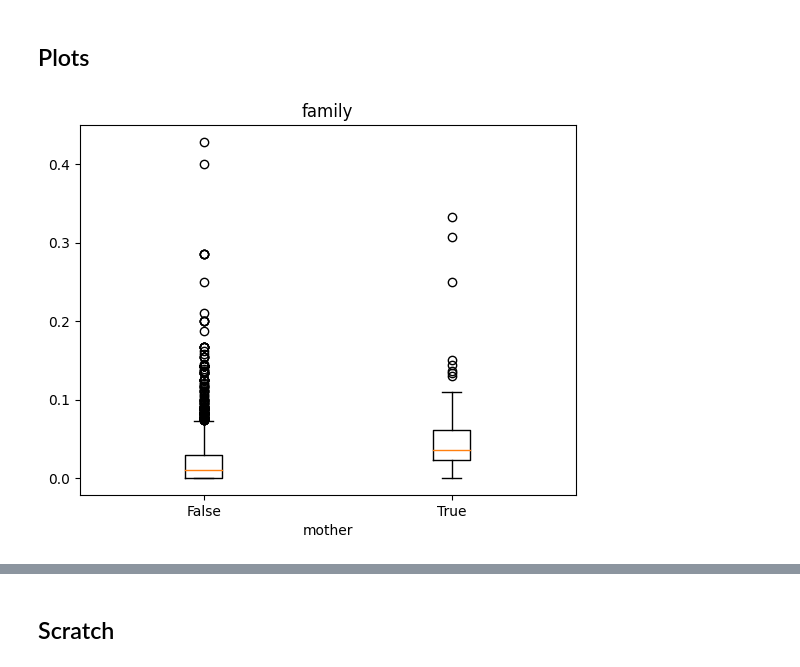
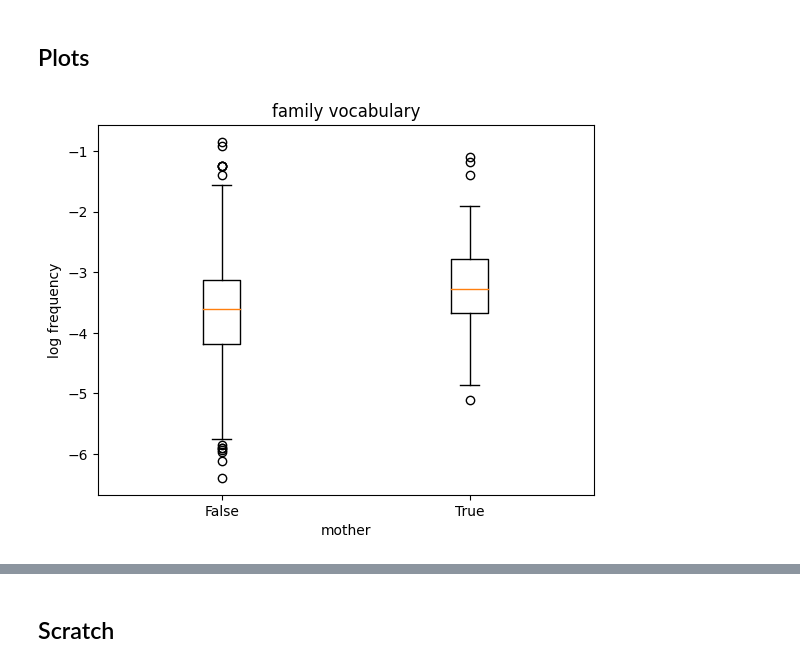
Before and after one commit to cwf2/dices-mta, a Jupyter notebook: Mother speech.ipynb, the cells around one changed output, grey strips where cells are left out. Drawn from its saved outputs; the diff is of its cells as text; code cells hidden in the pictures.

```diff
--- a/Mother speech.ipynb
+++ b/Mother speech.ipynb
@@ -239,7 +254,7 @@ for i, s in enumerate(test_speeches):
             type = s.type,
             mother = s.is_mother,
             token = w.string,
-#            line = getCltkLineIndex(s, w),
+            nlines = len(s.passage.line_array),
             lemma = w.lemma,
             pos = w.upos,
             pers = (extractCltkFeature(w, Person) + extractCltkFeature(w, Number)) if extractCltkFeature(w, VerbForm) == 'finite' else '',
@@ -275,6 +290,10 @@ labels = cltk_token_table.groupby('speech_id').agg(
     lang = ('lang', 'first'),
     auth = ('auth', 'first'),
     work = ('work', 'first'),
+    loci = ('loci', 'first'),
+    spkr = ('spkr', 'first'),
+    addr = ('addr', 'first'),
+    nlines = ('nlines', 'first'),
     mother = ('mother', 'first'),
     ntokens = ('token', 'count'),
 )
@@ -600,16 +643,18 @@ pca = pd.DataFrame(
 # %%
 feat = 'family'
 label = 'mother'
 
-groups = feature_table.groupby(labels[label])
+groups = x.groupby(labels[label])
 
 fig, ax = plt.subplots()
 ax.boxplot(
-    [group[feat].dropna() for name, group in groups],
+    [group[feat].dropna() for name, group in groups])
+ax.set_xticks([j + 1 for j in range(len(groups))],
     labels = [name for name, group in groups])
 ax.set_xlabel(label)
-ax.set_title(feat)
-plt.savefig('family.png')
+ax.set_ylabel('log frequency')
+ax.set_title(f'{feat} vocabulary')
+plt.savefig(f'{feat}_box.png')
 plt.show()
 # %% [output]
-[figure, old version]
+[figure, new version]
```
Also changed, not shown: parts of 24 cells of this notebook, 3 other files.
